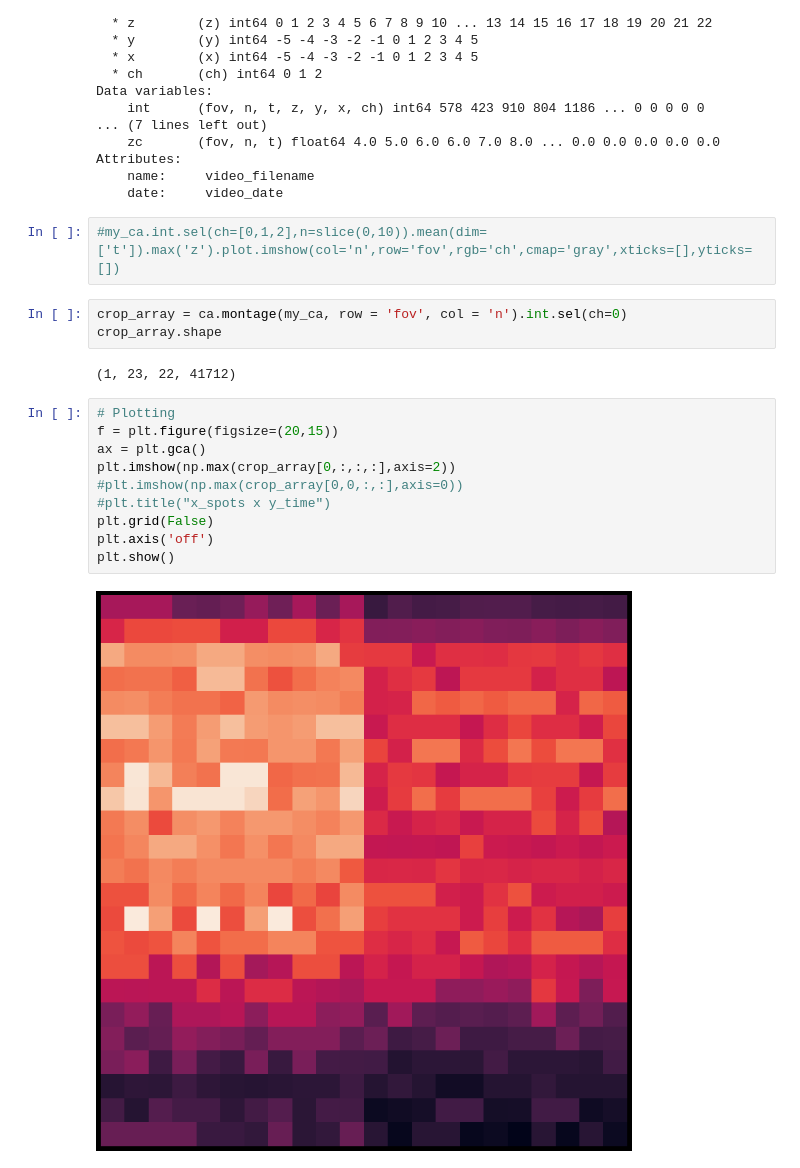
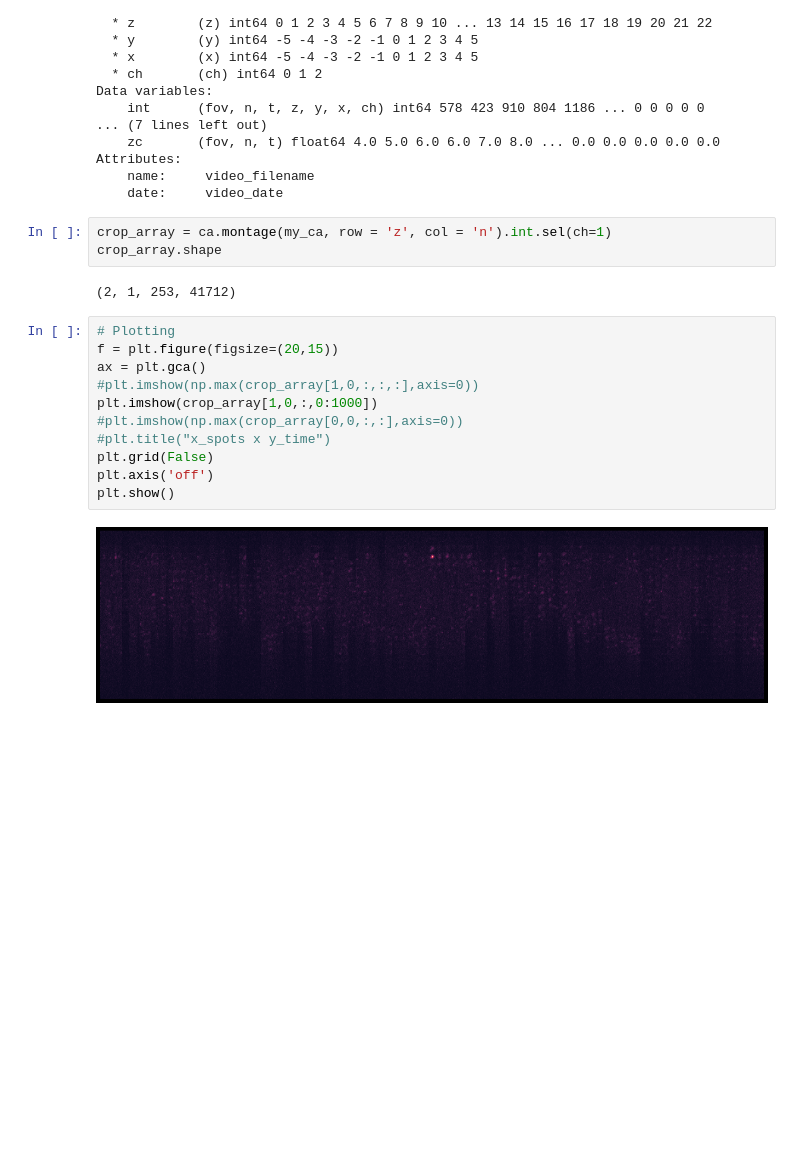
Before and after one commit to Colorado-State-University-Stasevich-Lab/croparray, a Jupyter notebook: notebooks/ToolDevelopment_FISH.ipynb, the cells around one changed output. Drawn from its saved outputs; the diff is of its cells as text; blank space fills up the shorter version.

```diff
--- a/notebooks/ToolDevelopment_FISH.ipynb
+++ b/notebooks/ToolDevelopment_FISH.ipynb
@@ -125,22 +125,21 @@ Data variables:
 Attributes:
     name:     video_filename
     date:     video_date
-# %%
-#my_ca.int.sel(ch=[0,1,2],n=slice(0,10)).mean(dim=['t']).max('z').plot.imshow(col='n',row='fov',rgb='ch',cmap='gray',xticks=[],yticks=[])
 # %%
-crop_array = ca.montage(my_ca, row = 'fov', col = 'n').int.sel(ch=0)
+crop_array = ca.montage(my_ca, row = 'z', col = 'n').int.sel(ch=1)
 crop_array.shape
 # %% [output]
-(1, 23, 22, 41712)
+(2, 1, 253, 41712)
 # %%
 # Plotting
 f = plt.figure(figsize=(20,15))
 ax = plt.gca()
-plt.imshow(np.max(crop_array[0,:,:,:],axis=2))
+#plt.imshow(np.max(crop_array[1,0,:,:,:],axis=0))
+plt.imshow(crop_array[1,0,:,0:1000])
 #plt.imshow(np.max(crop_array[0,0,:,:],axis=0))
 #plt.title("x_spots x y_time")
 plt.grid(False)
 plt.axis('off')
 plt.show()
 # %% [output]
-[figure, old version]
+[figure, new version]
```
